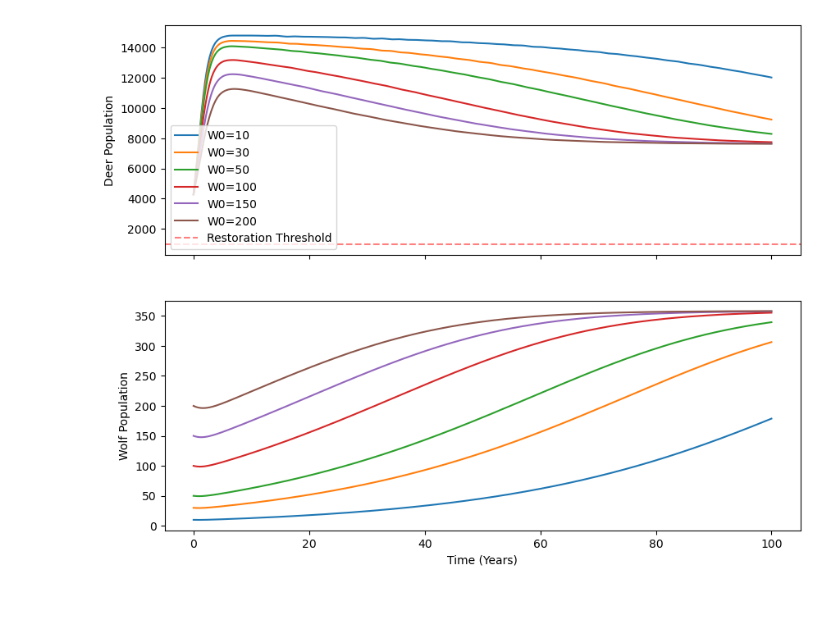
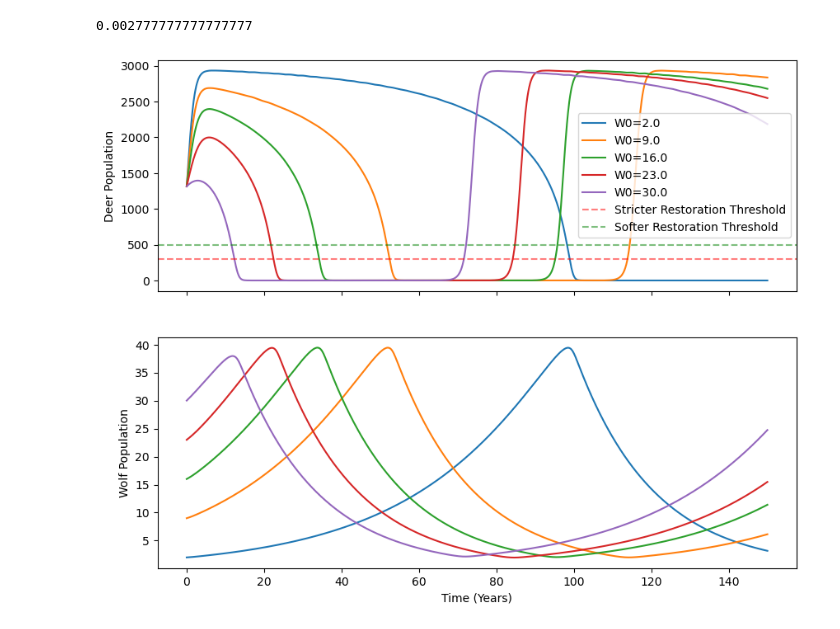
Before and after one commit to LukeRDuob/MDM3_wolf_reintroducution, a Jupyter notebook: ODE_experiments/ODE_simulation_holling.ipynb, the cells around one changed output. Cells and saved outputs as stored; diff of their text form; code cells hidden in the pictures; blank space fills up the shorter version.

```diff
--- a/ODE_experiments/ODE_simulation_holling.ipynb
+++ b/ODE_experiments/ODE_simulation_holling.ipynb
@@ -16,41 +16,47 @@ def wolf_deer_holling(t, y, params):
 
     # Wolf growth based on saturated consumption
     dWdt = beta * predation - d * W
 
     return [dDdt, dWdt]
 
-def simulate_holling(params, D0, W0, t_max=100):
+def simulate_holling(params, D0, W0, t_max=150):
     t_eval = np.linspace(0, t_max, 2000)
     sol = solve_ivp(wolf_deer_holling, [0, t_max], [D0, W0],
                     args=(params,), t_eval=t_eval, method='RK45')
     return sol.t, sol.y[0], sol.y[1]
 
 # --- Parameters ---
-r = 1.138      # deer birth rate
-e = 17/7000    # attack rate
-beta = 0.006   # conversion efficiency
-d = 1/14       # wolf death rate
-h = 0.03       # handling time
-K = 15000      # deer carrying capacity
+# --- Parameters ---
+D_star = 423 #  414
+r = 1.138      # deer birth rate - death rate
+h = 0.03       # handling time - NOT FULLY ACCURATE
+e = -18/(18*h*D_star - D_star) #-18/(18*h*D_star - D_star)  # attack rate - want it to go up to improve dynamics
+d = 0.05       # wolf death rate
+beta = (d*(1+h*e*D_star))/(e*D_star)   # conversion efficiency - independent of D_star (as expected) - want it to go up to improve dynamics
+print(beta)
+K = 3000      # deer carrying capacity
+# as D_star goes down, model becomes more sensitive to handling time!
 
 params = (r, e, beta, d, h, K)
 
 # Initial populations
-D0 = 4284
-W0_values = [10, 30, 50, 100, 150, 200]
+D0 = 1315
+W0_values = np.linspace(2, 30, 5)
 
 fig, (ax1, ax2) = plt.subplots(2, 1, figsize=(10, 8), sharex=True)
 
 for W0 in W0_values:
     t, D, W = simulate_holling(params, D0, W0)
     ax1.plot(t, D, label=f"W0={W0}")
     ax2.plot(t, W, label=f"W0={W0}")
 
-ax1.axhline(978, color='red', linestyle='--', alpha=0.5, label="Restoration Threshold")
+ax1.axhline(300, color='red', linestyle='--', alpha=0.5, label="Stricter Restoration Threshold")
+ax1.axhline(500, color='green', linestyle='--', alpha=0.5, label="Softer Restoration Threshold")
 ax1.set_ylabel("Deer Population")
 ax1.legend()
 ax2.set_xlabel("Time (Years)")
 ax2.set_ylabel("Wolf Population")
 plt.show()
 # %% [output]
+0.002777777777777777
-[figure, old version]
+[figure, new version]
```
Also changed, not shown: parts of 1 cell of this notebook, 1 other file.
